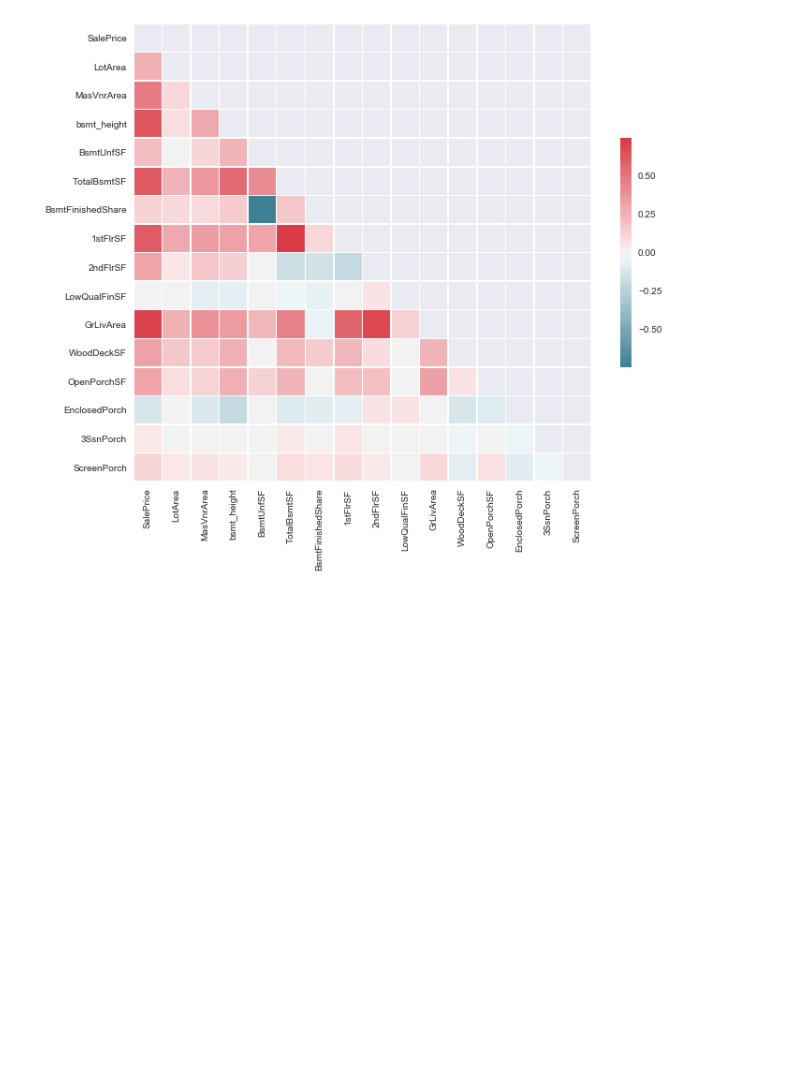
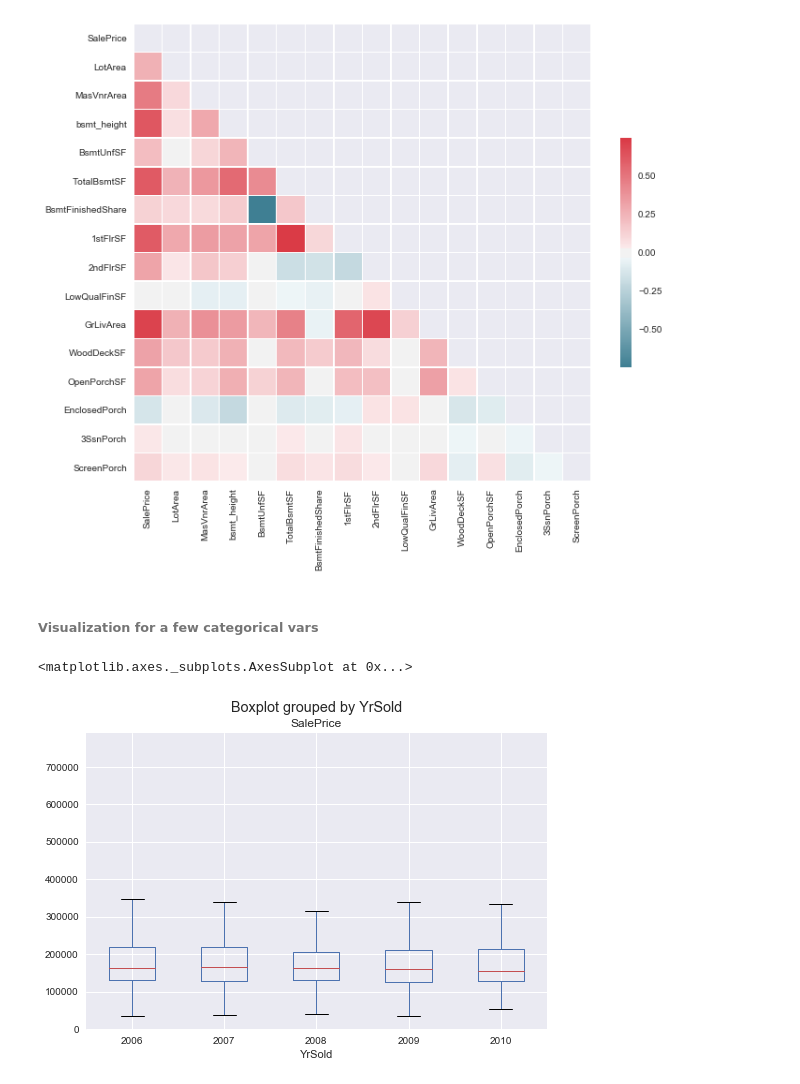
Before and after one commit to gwenkf/IowaHousePrices, a Jupyter notebook: House_Prices_Prepare_Dimitri.ipynb, the cells around one changed output. Saved outputs shown, nothing was run; the diff lists cells and outputs as text; code cells hidden in the pictures; blank space fills up the shorter version.

```diff
--- a/House_Prices_Prepare_Dimitri.ipynb
+++ b/House_Prices_Prepare_Dimitri.ipynb
@@ -1705,0 +1749,3 @@ print(test.shape)
+# %%
+# Replacing with NAs those values of fireplace_quality that were actually missing originally:
+train.loc[(train.Fireplaces>0)&(train.fireplace_quality == 0), 'fireplace_quality'] = None
@@ -1705,0 +1754,4 @@ print(test.shape)
+# %%
+# Create product of fireplace_quality and Fireplaces:
+train['fireplace_ttlscore'] = train['Fireplaces'] * train['fireplace_quality']
+test['fireplace_ttlscore'] = test['Fireplaces'] * test['fireplace_quality']
@@ -2490,3 +2556,5 @@ sns.heatmap(corrDim, mask=mask, cmap=cmap, vmax=.3, center=0,
 # %% [output]
 <matplotlib.axes._subplots.AxesSubplot at 0x...>
 [figure]
+# %% [markdown]
+###### Visualization for a few categorical vars
@@ -2492,0 +2563,6 @@ sns.heatmap(corrDim, mask=mask, cmap=cmap, vmax=.3, center=0,
+# %%
+train.boxplot(by='YrSold', column='SalePrice')
+# Against our expectations - no difference
+# %% [output]
+<matplotlib.axes._subplots.AxesSubplot at 0x...>
+[figure, added]
```
Also changed, not shown: parts of 31 cells of this notebook.
